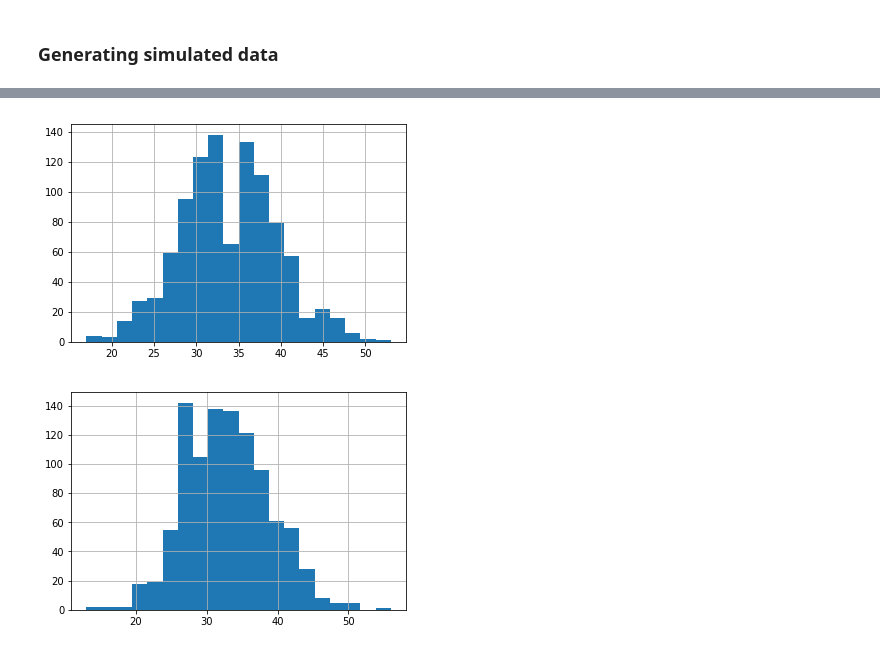
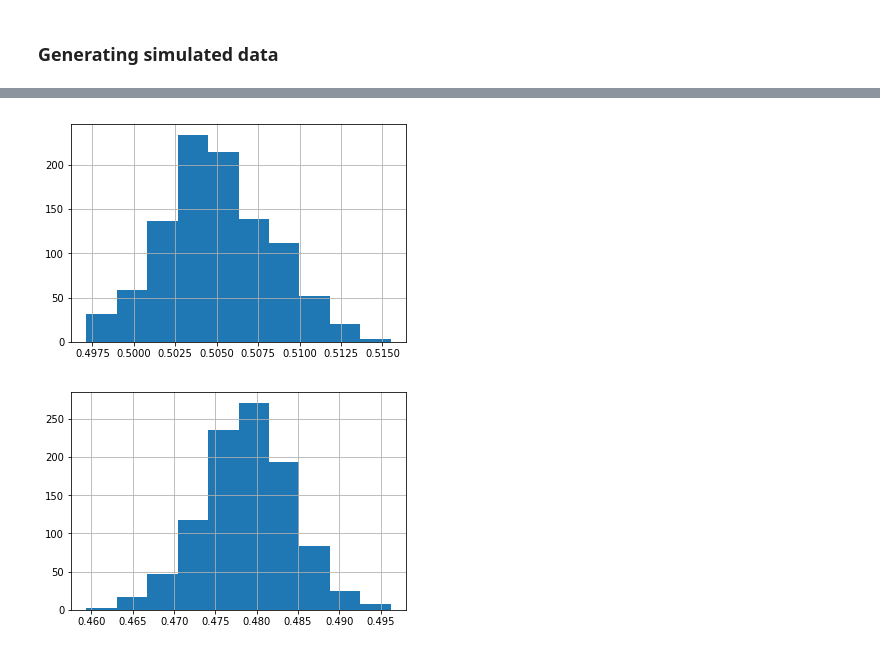
Before and after one commit to codyschank/cluj, a Jupyter notebook: Simulate matchup results.ipynb, the cells around one changed output, grey strips where cells are left out. Drawn from its saved outputs; the diff is of its cells as text; code cells hidden in the pictures.

```diff
--- a/Simulate matchup results.ipynb
+++ b/Simulate matchup results.ipynb
@@ -21,6 +22,8 @@ def playername_fix(player):
         player = 'Taurean Waller-Prince'
     if player == 'Nikola Vucevic':
         player = 'Nikola Vučević'
+    if player == 'Tim Hardaway Jr.':
+        player = 'Tim Hardaway'
     return(player)
 # %%
 dbname = 'cluj'
@@ -69,7 +72,8 @@ data = r.json()
 # if matchup period hasn't started yet, then this doesn't work
 # doesn't appear to be an obvious workaround
 teamId = 10
-matchupPeriod = 13
+matchupPeriod = 14
+matchup_end_date = '2020-1-26' # Set this manually
 team_totals = {}
 opponent_totals = {}
 for matchup in data['schedule']:
@@ -120,6 +124,7 @@ for matchup in data['schedule']:
         break
 
 team_players_df = pd.DataFrame(team_players)
-#team_players_df
 opponent_players_df = pd.DataFrame(opponent_players)
-#opponent_players_df
+
+team_players_df['fullName'] = team_players_df.fullName.apply(playername_fix)
+opponent_players_df['fullName'] = opponent_players_df.fullName.apply(playername_fix)
@@ -125,0 +195,18 @@ opponent_players_df = pd.DataFrame(opponent_players)
+# %%
+start_date = datetime.strftime(datetime.now(), format='%Y-%m-%d')
+teamIdList = '(' + ', '.join(team_players_df.proTeamId.astype(str)) + ')'
+sql = """
+    SELECT *
+    FROM espn_team_ids eid
+    JOIN nba_schedule sch ON eid.scraped_name = sch.home_team OR eid.scraped_name = sch.away_team
+    WHERE espn_team_id IN {} AND sch.season_end_year = 2020 AND start_date >= '{}' AND start_date <= '{}'
+""".format(teamIdList, start_date, matchup_end_date)
+games = pd.read_sql(sql, engine)
+
+teamCounts = pd.DataFrame(team_players_df.proTeamId.value_counts())
+teamCounts.rename(columns={'proTeamId':'team_count'}, inplace=True)
+teamCounts = teamCounts.loc[teamCounts.team_count > 1]
+for i in range(len(teamCounts)):
+    teamId = teamCounts.index.values[i]
+    team_count = teamCounts.team_count.values[i]
+    games = games.append([games.loc[games.espn_team_id == teamId]] * (team_count - 1), ignore_index=True)
@@ -129,14 +229,13 @@ opponent_players_df = pd.DataFrame(opponent_players)
 n_samples = 1000
 team_samples = []
 opponent_samples = []
-start_date = '2020-1-13'
-stop_date = '2020-1-19'
+start_date = datetime.strftime(datetime.now(), format='%Y-%m-%d')
+print(start_date)
 
 # iterate over players
 for i in range(len(team_players_df)):
 
     player = team_players_df.iloc[i]['fullName']
-    player = playername_fix(player) # make something better than this
     teamId = team_players_df.iloc[i]['proTeamId']
     print("Processing " + player)
 
@@ -152,7 +251,7 @@ for i in range(len(team_players_df)):
         FROM espn_team_ids eid
         JOIN nba_schedule sch ON eid.scraped_name = sch.home_team OR eid.scraped_name = sch.away_team
         WHERE espn_team_id = {} AND sch.season_end_year = 2020 AND start_date >= '{}' AND start_date <= '{}'
-    """.format(teamId, start_date, stop_date)
+    """.format(teamId, start_date, matchup_end_date)
     n_games = pd.read_sql(sql, engine).values[0][0]
     print(n_games)
 
@@ -161,8 +260,9 @@ for i in range(len(team_players_df)):
         player_samples['sample_i'] = sample
         team_samples.append(player_samples.to_dict('records'))
 
+for i in range(len(opponent_players_df)):
+
     player = opponent_players_df.iloc[i]['fullName']
-    player = playername_fix(player) # make something better than this
     teamId = opponent_players_df.iloc[i]['proTeamId']
     print("Processing " + player)
 
@@ -178,7 +278,7 @@ for i in range(len(team_players_df)):
         FROM espn_team_ids eid
         JOIN nba_schedule sch ON eid.scraped_name = sch.home_team OR eid.scraped_name = sch.away_team
         WHERE espn_team_id = {} AND sch.season_end_year = 2020 AND start_date >= '{}' AND start_date <= '{}'
-    """.format(teamId, start_date, stop_date)
+    """.format(teamId, start_date, matchup_end_date)
     n_games = pd.read_sql(sql, engine).values[0][0]
     print(n_games)
 
@@ -253,8 +353,8 @@ results
 # %%
-merged['steals_x'].hist(bins=20);
+merged['fg_pct_x'].hist(bins=10);
 # %% [output]
-[figure, old version]
+[figure, new version]
 # %%
-merged['steals_y'].hist(bins=20);
+merged['fg_pct_y'].hist(bins=10);
 # %% [output]
-[figure, old version]
+[figure, new version]
```
Also changed, not shown: parts of 10 cells of this notebook, 7 other files.
